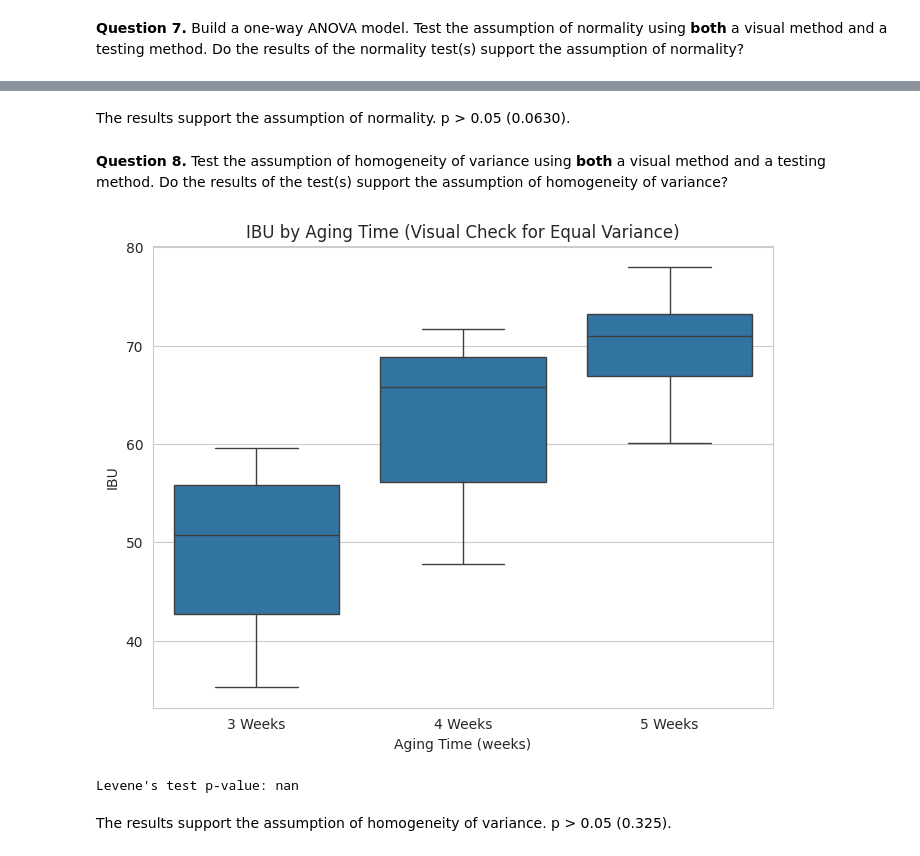
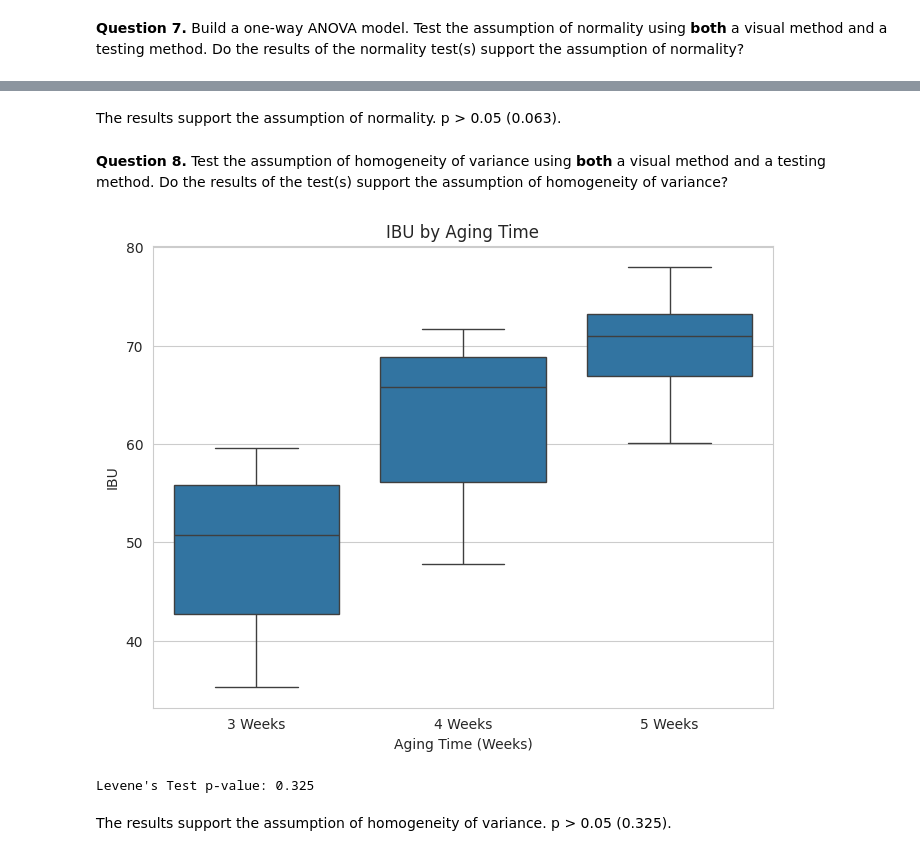
Before and after one commit to ashleya30/STAT-7220-Applied-Experimental-Design, a Jupyter notebook: Assignments/HW1/HW-1.ipynb, the cells around one changed output, grey strips where cells are left out. Cells and saved outputs as stored; diff of their text form; code cells hidden in the pictures.

```diff
--- a/Assignments/HW1/HW-1.ipynb
+++ b/Assignments/HW1/HW-1.ipynb
@@ -177,31 +171,31 @@ Shapiro-Wilk p-value: 0.0630
 # %% [markdown]
-The results support the assumption of normality. p > 0.05 (0.0630).
+The results support the assumption of normality. p > 0.05 (0.063).
 # %% [markdown]
 **Question 8.** Test the assumption of homogeneity of variance using **both** a visual method and a testing method. Do the results of the test(s) support the assumption of homogeneity of variance?
 # %%
 import matplotlib.pyplot as plt
 import seaborn as sns
 from scipy.stats import levene
 
 # Boxplot - Visual Method
 plt.figure(figsize=(8, 6))
 sns.boxplot(data=ipa, x='Weeks', y='IBU')
-plt.title("IBU by Aging Time (Visual Check for Equal Variance)")
-plt.xlabel("Aging Time (weeks)")
+plt.title("IBU by Aging Time")
+plt.xlabel("Aging Time (Weeks)")
 plt.ylabel("IBU")
 plt.show()
 
 # Levene's Test - Testing Method
-group_3 = ipa[ipa['Weeks'] == 3]['IBU']
-group_4 = ipa[ipa['Weeks'] == 4]['IBU']
-group_5 = ipa[ipa['Weeks'] == 5]['IBU']
+group_3 = ipa[ipa['Weeks'] == '3 Weeks']['IBU']
+group_4 = ipa[ipa['Weeks'] == '4 Weeks']['IBU']
+group_5 = ipa[ipa['Weeks'] == '5 Weeks']['IBU']
 
 levene_stat, levene_p = levene(group_3, group_4, group_5)
 
-print(f"Levene's test p-value: {levene_p:.4f}")
+print(f"Levene's Test p-value: {levene_p:.3f}")
 # %% [output]
-[figure, old version]
+[figure, new version]
-Levene's test p-value: nan
+Levene's Test p-value: 0.325
 # %% [markdown]
 The results support the assumption of homogeneity of variance. p > 0.05 (0.325).
 # %% [markdown]
```
Also changed, not shown: parts of 3 cells of this notebook.
